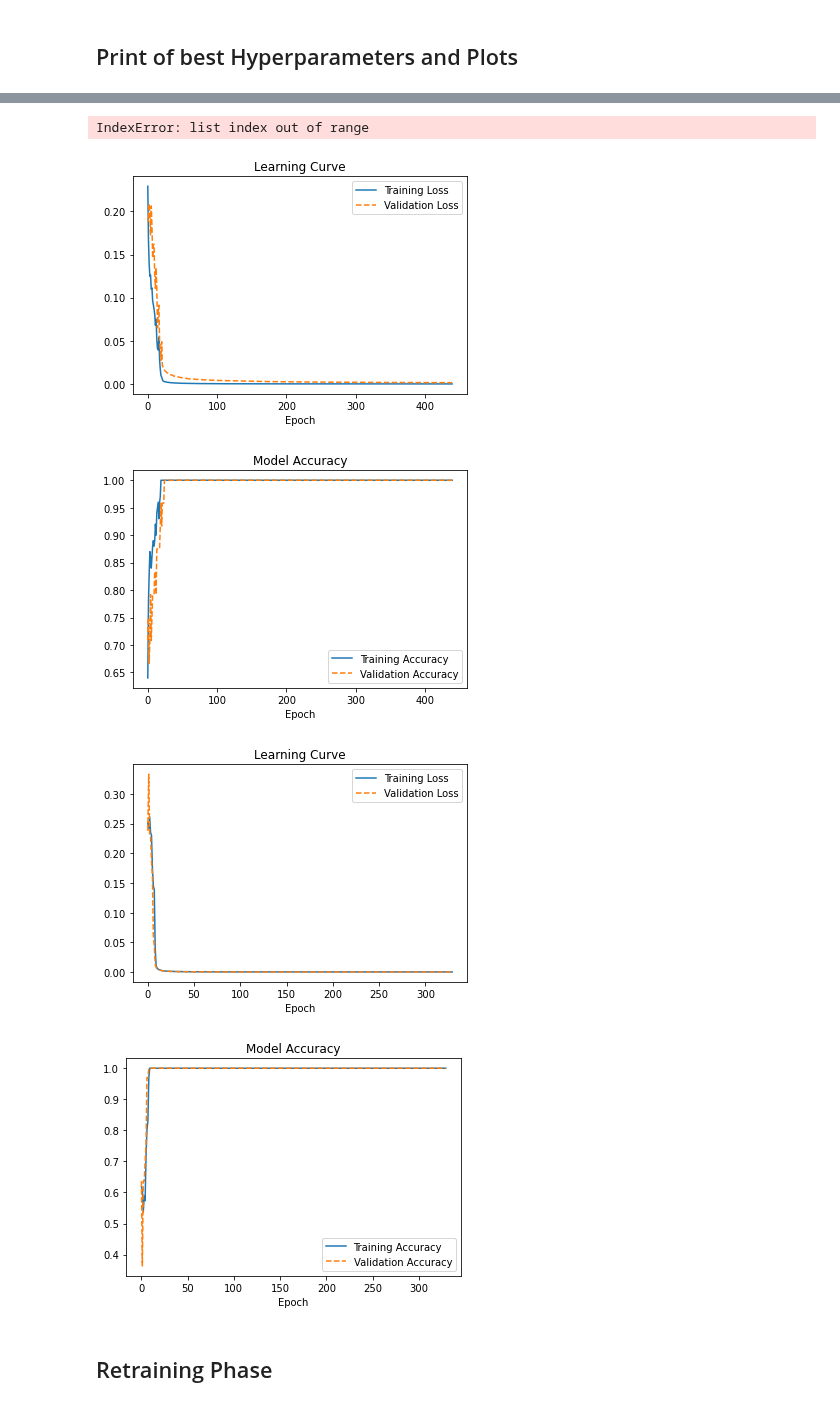
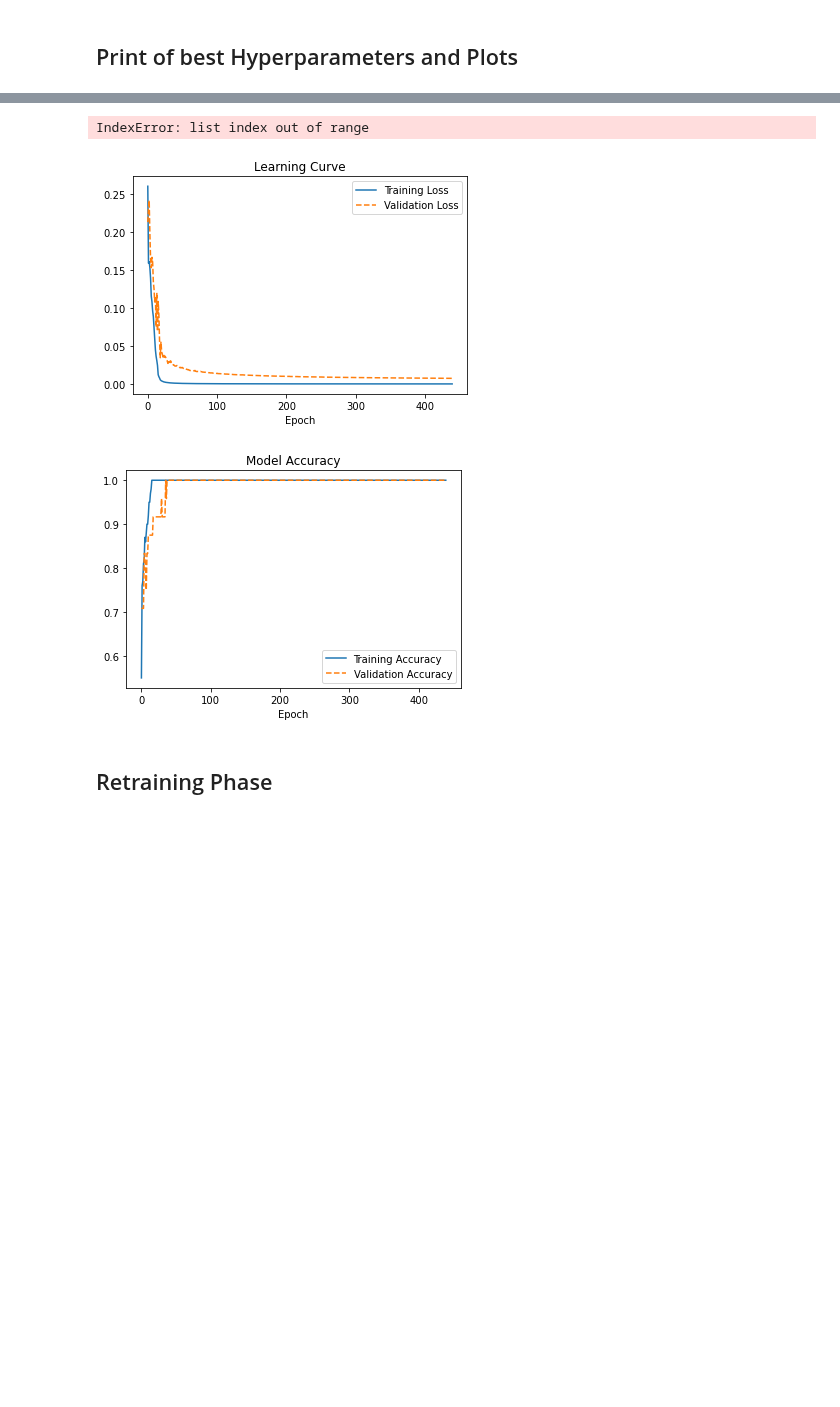
Before and after one commit to Bakko000/Machine_Learning_Project, a Jupyter notebook: keras_MSE.ipynb, the cells around one changed output, grey strips where cells are left out. Drawn from its saved outputs; the diff is of its cells as text; code cells hidden in the pictures; blank space fills up the shorter version.

```diff
--- a/keras_MSE.ipynb
+++ b/keras_MSE.ipynb
@@ -88,12 +88,12 @@ param_space = {
        0: {
         'input_units': [17],
         'hidden_units': [3, 4],
-        'patience': [10,15,30],
-        'learning_rate': [0.2, 0.3, 0.4, 0.5],
-        'batch_size': [4, 16, 32, 64],
+        'patience': [15, 30],
+        'learning_rate': [0.3, 0.4],
+        'batch_size': [2, 4, 6],
         'nesterov': ["T", "F"],
-        'epochs': [int(350+epochs) for epochs in range(0,200,10)],
-        'momentum': [float(i/10) for i in range(3,10)],
+        'epochs': [340, 440, 450],
+        'momentum': [0.6, 0.7, 0.8],
         'activation': ['tanh'],
         'output_activation': ['sigmoid'],
         'metrics': ['accuracy'],
@@ -142,7 +142,7 @@ from api.binary_nn import BinaryNN
 nn: list[BinaryNN] = []
 
 # Different values per dataset
-trials_list = [40, 30, 40] #40, 30
+trials_list = [5, 5, 5] #40, 30
 k_values = [5, 5, 5]
 n_hidden_layers_list = [1, 1, 1]
 
@@ -160,8 +160,8 @@ for dataset_i in range(datasets_number):
         #if i != 2:
         #    continue
 
-        # Random parameters
-        params = data_handler.random_dictionary(param_space[dataset_i])
+        # All parameters
+        params = data_handler.complete_dictionary(param_space[dataset_i])
 
         # Creation of the Neural Network object
         nn_i = BinaryNN(params=params, monk_i=dataset_i+1, trial=i+1)
@@ -270,8 +270,31 @@ for dataset_i in range(datasets_number):
     #  Hyperparameters:          {'input_units': 17, 'hidden_units': 5, 'patience': 100, 'factor_lr_dec': 0.5, 'step_decay': 1000, 'learning_rate': 0.5, 'batch_size': 32, 'epochs': 370, 'weight_init': 'lecun_normal', 'momentum': 0.8, 'activation': 'tanh', 'output_activation': 'sigmoid', 'metrics': 'accuracy'}
     # Hyp:  {'input_units': 17, 'hidden_units': 5, 'patience': 200, 'factor_lr_dec': 0.5, 'step_decay': 500, 'learning_rate': 0.99, 'batch_size': 16, 'epochs': 530, 'weight_init': 'lecun_normal', 'momentum': 0.5, 'activation': 'tanh', 'output_activation': 'sigmoid', 'metrics': 'accuracy'}
 
+    # BEST SMOOTHED CURVE MONK1:   HyperparameterS: {'hidden_units': 4, 'patience': 30, 'learning_rate': 0.3, 'batch_size': 4, 'nesterov': 'T', 'epochs': 440, 'momentum': 0.6}
+   # BEST SMOOTHER PT2 MONK2:  {'hidden_units': 4, 'patience': 10, 'learning_rate': 0.4, 'batch_size': 6, 'nesterov': 'T', 'epochs': 450, 'momentum': 0.3, 'activation': 'tanh', 'output_activation': 'sigmoid', 'metrics': 'accuracy'}
 
-    # BEST SMOOTHED CURVE MONK1:   HyperparameterS: {'hidden_units': 4, 'patience': 30, 'learning_rate': 0.3, 'batch_size': 4, 'nesterov': 'T', 'epochs': 440, 'momentum': 0.6}
+
+
+'''
+Best Hyperparameters for Monk 2
+ Monk:                     2
+ Trial:                    3
+ Hyperparameters:          {'input_units': 17, 'hidden_units': 5, 'patience': 200, 'factor_lr_dec': 1.0, 'step_decay': 500, 'learning_rate': 0.999, 'batch_size': 60, 'epochs': 290, 'momentum': 0.75, 'nesterov': 'T', 'activation': 'tanh', 'output_activation': 'sigmoid', 'metrics': 'accuracy'}
+ Mean Training Loss:       0.0006283932307269424
+ Mean Validation Loss:     0.004200904699973762
+ Mean Training Accuracy:   1.0
+ Mean Validation Accuracy: 1.0
+
+### Best Hyperparameters for Monk 3 ###
+ Monk:                     3
+ Trial:                    14
+ Hyperparameters:          {'input_units': 17, 'hidden_units': 2, 'patience': 30, 'factor_lr_dec': 1.0, 'step_decay': 1500, 'learning_rate': 0.07, 'batch_size': 7, 'epochs': 370, 'weight_decay': 0.002, 'momentum': 0.08, 'nesterov': 'T', 'activation': 'tanh', 'output_activation': 'sigmoid', 'metrics': 'accuracy'}
+ Mean Training Loss:       0.059438984096050265
+ Mean Validation Loss:     0.07536792308092118
+ Mean Training Accuracy:   0.9508310675621032
+ Mean Validation Accuracy: 0.934333324432373
+
+ '''
 # %% [output]
 ### Best Hyperparameters for Monk 1 ###
  Monk:                     1
@@ -295,8 +309,6 @@ for dataset_i in range(datasets_number):
 IndexError: list index out of range
-[figure, old version]
+[figure, new version]
-[figure, old version]
+[figure, new version]
-[figure, removed]
-[figure, removed]
 # %% [markdown]
 ## Retraining Phase
 # %%
```
Also changed, not shown: parts of 4 cells of this notebook, 2 other files.
